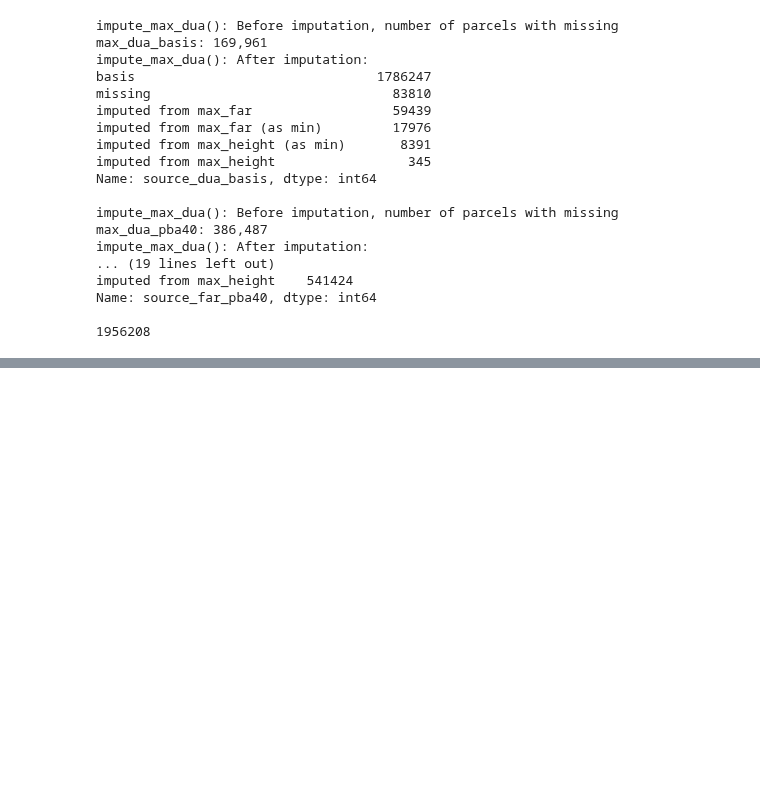
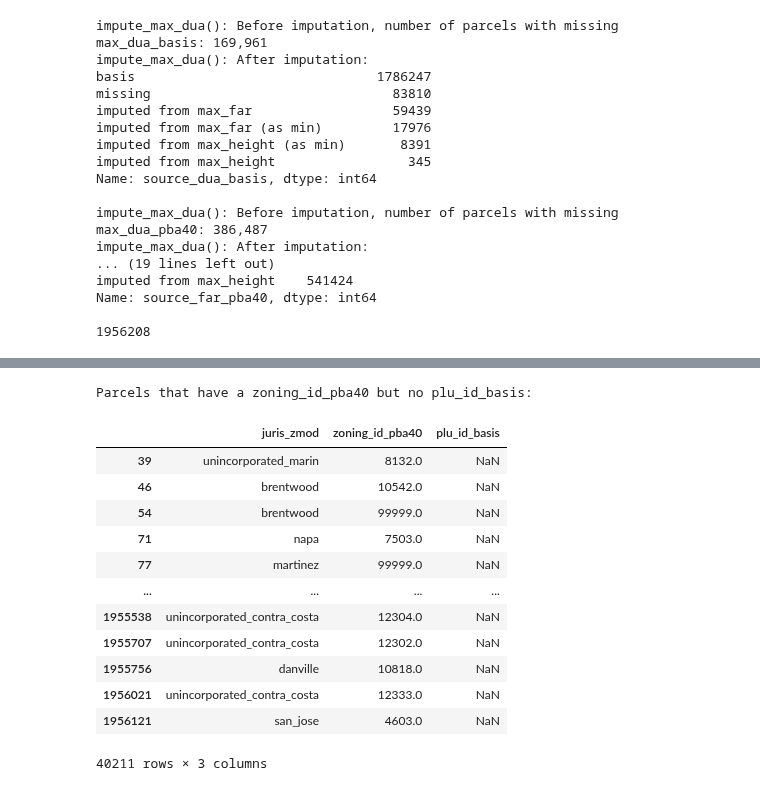
Before and after one commit to BayAreaMetro/petrale, a Jupyter notebook: policies/plu/base_zoning/1_PLU_BOC_data_combine.ipynb, the cells around one changed output, grey strips where cells are left out. Saved outputs shown, nothing was run; the diff lists cells and outputs as text; code cells hidden in the pictures; blank space fills up the shorter version.

```diff
--- a/policies/plu/base_zoning/1_PLU_BOC_data_combine.ipynb
+++ b/policies/plu/base_zoning/1_PLU_BOC_data_combine.ipynb
@@ -489,7 +488,7 @@ Name: source_far_pba40, dtype: int64
 ###### Export PLU BOC data to csv
 
 output_columns = [
-    'PARCEL_ID','county_id', 'county_name', 'juris_zmod', 'ACRES', 'pba50zoningmodcat_zmod',
+    'PARCEL_ID','county_id', 'county_name', 'juris_zmod', 'ACRES', 'zoning_id_pba40', 'pba50zoningmodcat_zmod',
 
     # intensity
     'max_far_basis',   'max_far_pba40',
@@ -544,0 +557,19 @@ devType_comp.to_csv(os.path.join(data_output_dir, today+'_devType_comparison.csv
+# %%
+print('Parcels that have a zoning_id_pba40 but no plu_id_basis: ')
+display(plu_boc_output.loc[(plu_boc_output['plu_id_basis'   ].isnull()) &
+                           (plu_boc_output['zoning_id_pba40'].notnull())][['juris_zmod','zoning_id_pba40','plu_id_basis']])
+# %% [output]
+Parcels that have a zoning_id_pba40 but no plu_id_basis:
+|  | juris_zmod | zoning_id_pba40 | plu_id_basis |
+| 39 | unincorporated_marin | 8132.0 | NaN |
+| 46 | brentwood | 10542.0 | NaN |
+| 54 | brentwood | 99999.0 | NaN |
+| 71 | napa | 7503.0 | NaN |
+| 77 | martinez | 99999.0 | NaN |
+| ... | ... | ... | ... |
+| 1955538 | unincorporated_contra_costa | 12304.0 | NaN |
+| 1955707 | unincorporated_contra_costa | 12302.0 | NaN |
+| 1955756 | danville | 10818.0 | NaN |
+| 1956021 | unincorporated_contra_costa | 12333.0 | NaN |
+| 1956121 | san_jose | 4603.0 | NaN |
+40211 rows × 3 columns
```
Also changed, not shown: parts of 12 cells of this notebook.
